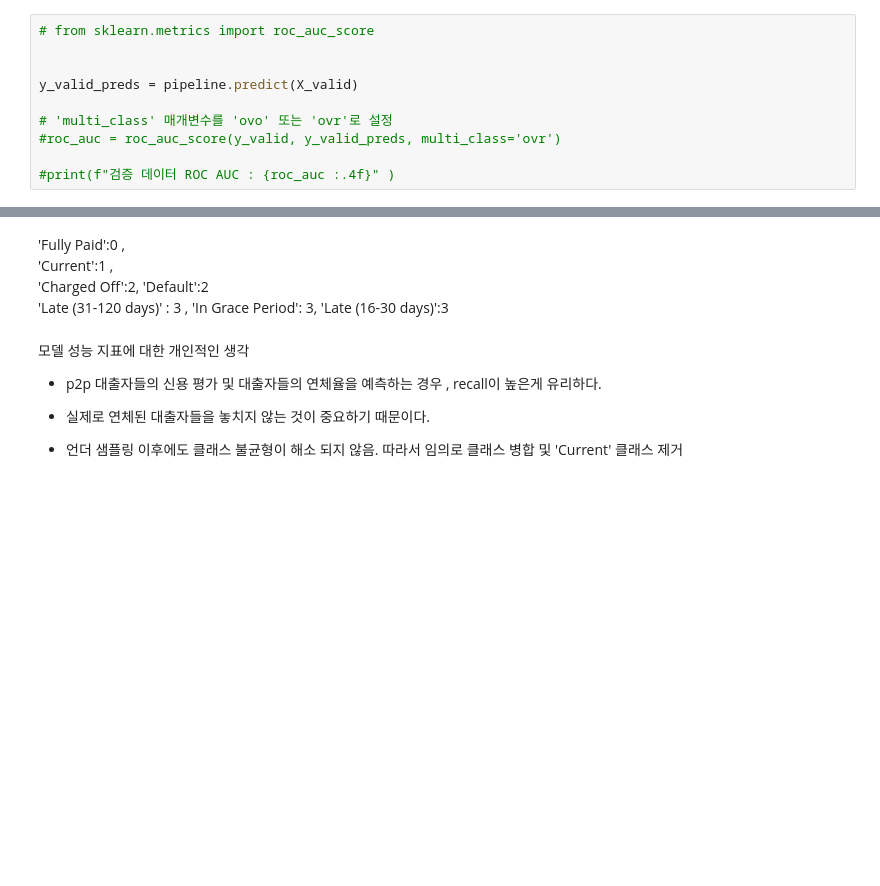
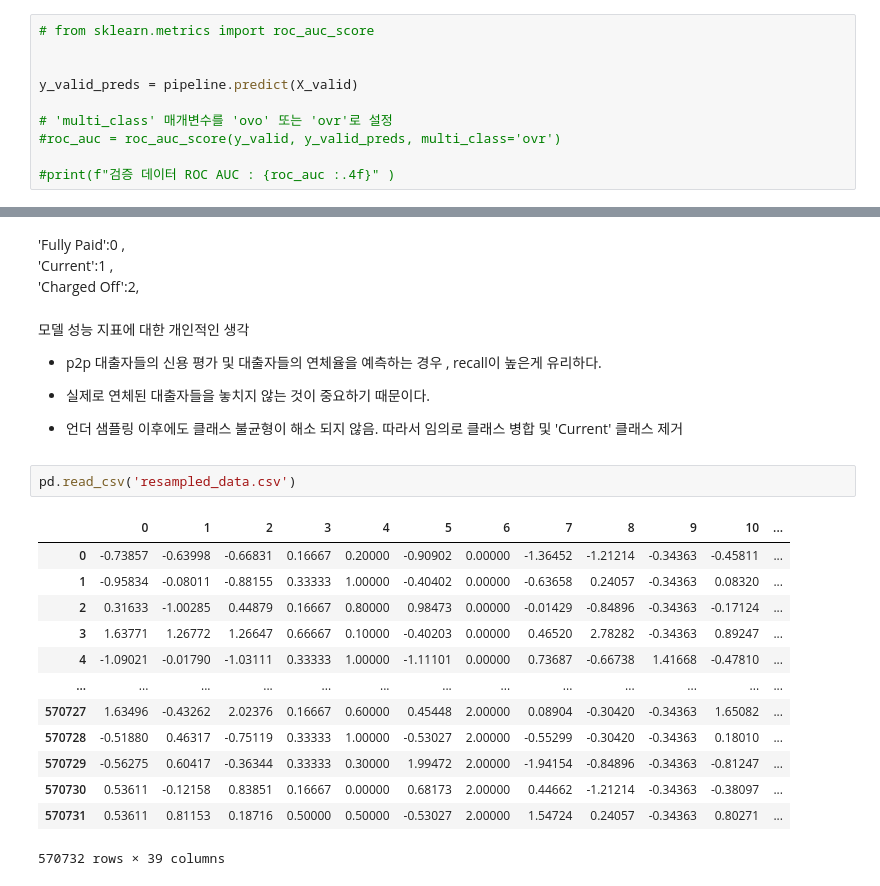
Before and after one commit to jiyoungeeeeeeeeeeeeeeeeeeeee/MLOps, a Jupyter notebook: Multi_random_train.ipynb, the cells around one changed output, grey strips where cells are left out. Cells and saved outputs as stored; diff of their text form; blank space fills up the shorter version.

Commit message:
resampled

```diff
--- a/Multi_random_train.ipynb
+++ b/Multi_random_train.ipynb
@@ -401,10 +451,8 @@ AttributeError: 'numpy.ndarray' object has no attribute 'to_csv'
 <br>
 'Current':1 ,
 <br>
-'Charged Off':2, 'Default':2
+'Charged Off':2,
 <br>
-'Late (31-120 days)' : 3 , 'In Grace Period': 3, 'Late (16-30 days)':3
-<br>
 # %% [markdown]
 모델 성능 지표에 대한 개인적인 생각
 - p2p 대출자들의 신용 평가 및 대출자들의 연체율을 예측하는 경우 , recall이 높은게 유리하다.
@@ -412,3 +460,19 @@ AttributeError: 'numpy.ndarray' object has no attribute 'to_csv'
 
 
 - 언더 샘플링 이후에도 클래스 불균형이 해소 되지 않음. 따라서 임의로 클래스 병합 및 'Current' 클래스 제거
+# %%
+pd.read_csv('resampled_data.csv')
+# %% [output]
+|  | 0 | 1 | 2 | 3 | 4 | 5 | 6 | 7 | 8 | 9 | 10 | ... |
+| 0 | -0.73857 | -0.63998 | -0.66831 | 0.16667 | 0.20000 | -0.90902 | 0.00000 | -1.36452 | -1.21214 | -0.34363 | -0.45811 | ... |
+| 1 | -0.95834 | -0.08011 | -0.88155 | 0.33333 | 1.00000 | -0.40402 | 0.00000 | -0.63658 | 0.24057 | -0.34363 | 0.08320 | ... |
+| 2 | 0.31633 | -1.00285 | 0.44879 | 0.16667 | 0.80000 | 0.98473 | 0.00000 | -0.01429 | -0.84896 | -0.34363 | -0.17124 | ... |
+| 3 | 1.63771 | 1.26772 | 1.26647 | 0.66667 | 0.10000 | -0.40203 | 0.00000 | 0.46520 | 2.78282 | -0.34363 | 0.89247 | ... |
+| 4 | -1.09021 | -0.01790 | -1.03111 | 0.33333 | 1.00000 | -1.11101 | 0.00000 | 0.73687 | -0.66738 | 1.41668 | -0.47810 | ... |
+| ... | ... | ... | ... | ... | ... | ... | ... | ... | ... | ... | ... | ... |
+| 570727 | 1.63496 | -0.43262 | 2.02376 | 0.16667 | 0.60000 | 0.45448 | 2.00000 | 0.08904 | -0.30420 | -0.34363 | 1.65082 | ... |
+| 570728 | -0.51880 | 0.46317 | -0.75119 | 0.33333 | 1.00000 | -0.53027 | 2.00000 | -0.55299 | -0.30420 | -0.34363 | 0.18010 | ... |
+| 570729 | -0.56275 | 0.60417 | -0.36344 | 0.33333 | 0.30000 | 1.99472 | 2.00000 | -1.94154 | -0.84896 | -0.34363 | -0.81247 | ... |
+| 570730 | 0.53611 | -0.12158 | 0.83851 | 0.16667 | 0.00000 | 0.68173 | 2.00000 | 0.44662 | -1.21214 | -0.34363 | -0.38097 | ... |
+| 570731 | 0.53611 | 0.81153 | 0.18716 | 0.50000 | 0.50000 | -0.53027 | 2.00000 | 1.54724 | 0.24057 | -0.34363 | 0.80271 | ... |
+570732 rows × 39 columns
```
Also changed, not shown: parts of 21 cells of this notebook, 1 other file.
